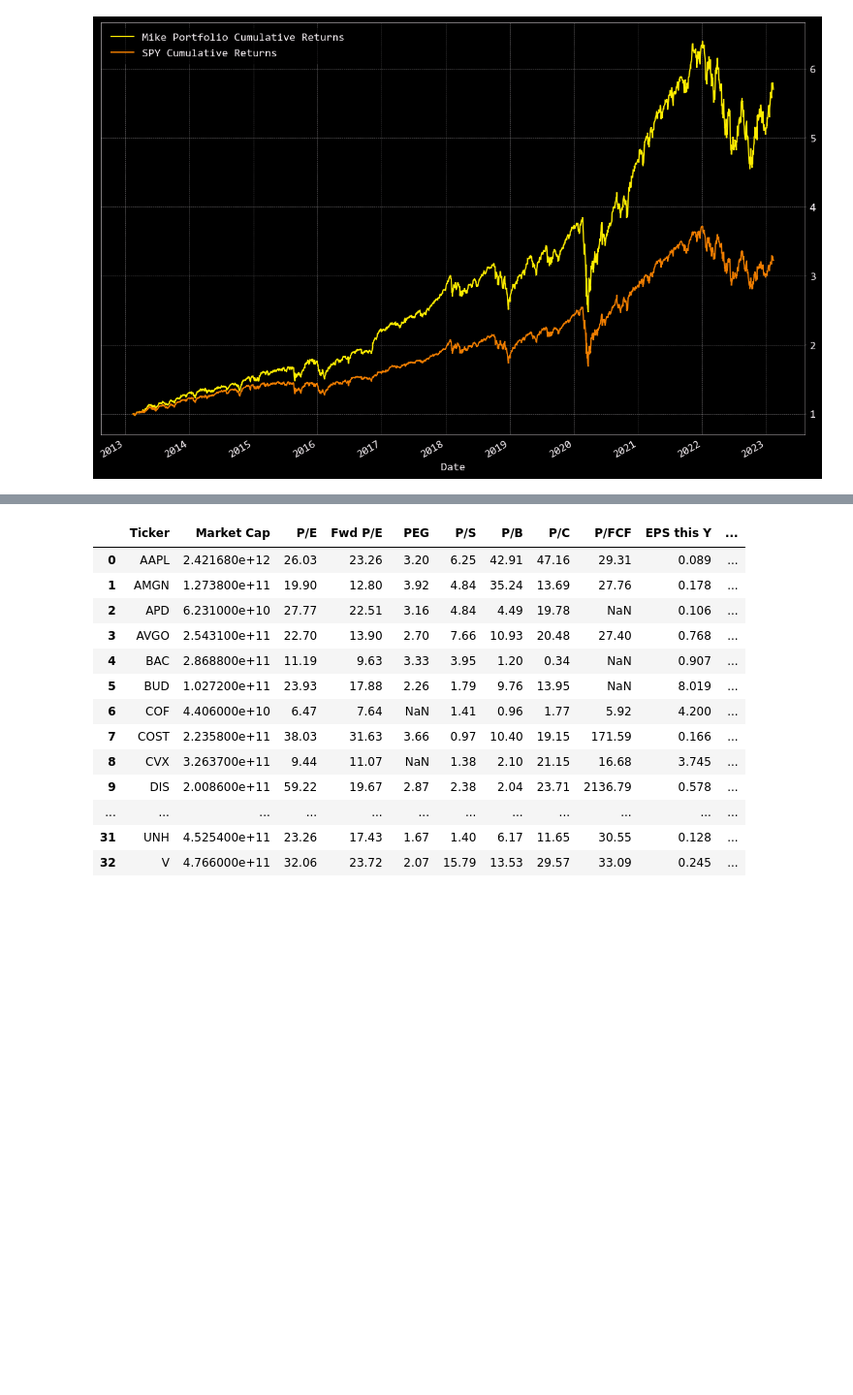
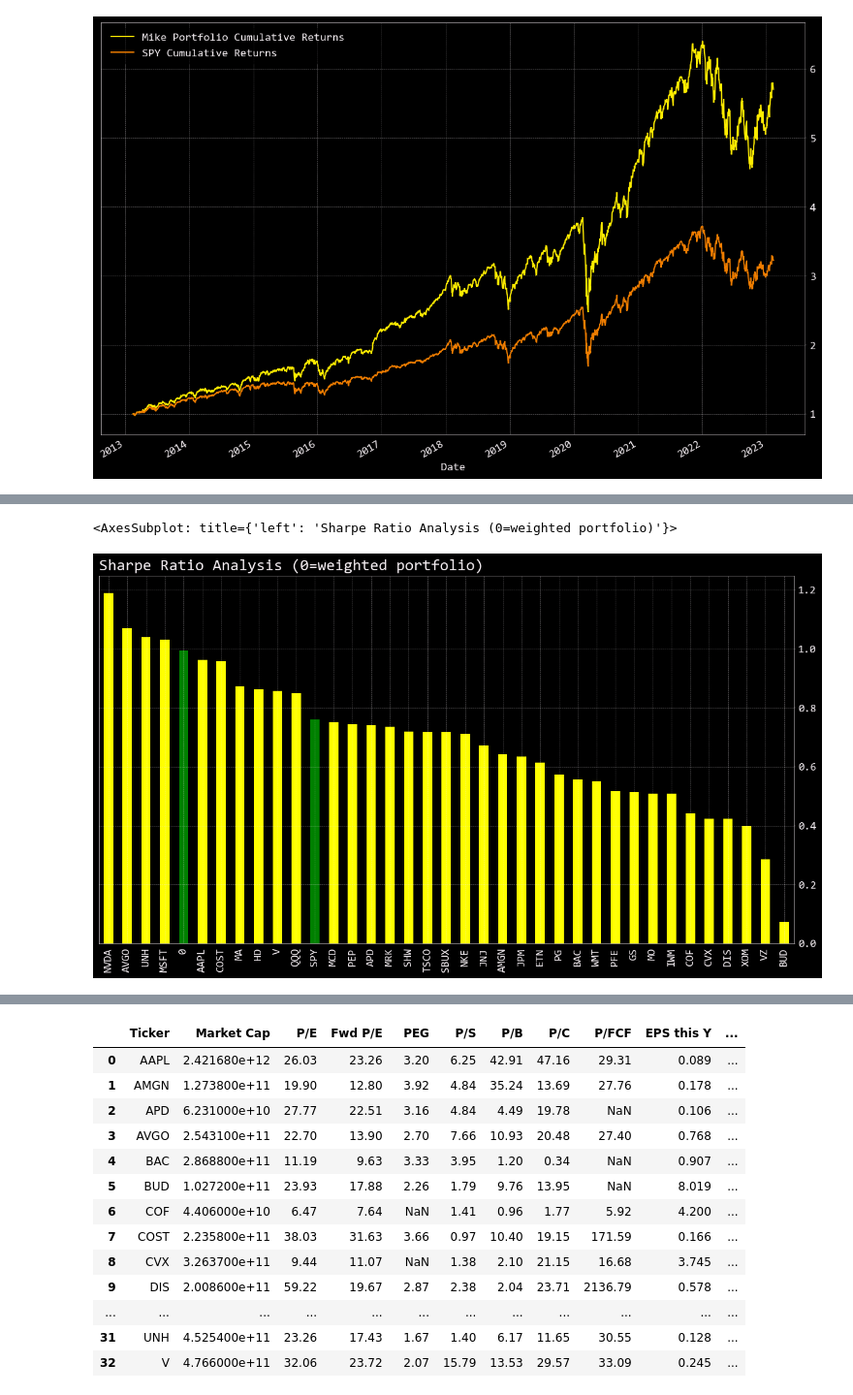
Before and after one commit to omarmoreta/Fintech_Project_1, a Jupyter notebook: Portfolios/Mike_portfolio.ipynb, the cells around one changed output, grey strips where cells are left out. Shown at 97% size. Saved outputs shown, nothing was run; the diff lists cells and outputs as text; code cells hidden in the pictures; blank space fills up the shorter version.

```diff
--- a/Portfolios/Mike_portfolio.ipynb
+++ b/Portfolios/Mike_portfolio.ipynb
@@ -155,5 +170,20 @@ summary_stats
 | max | 0.121415 | 0.090603 |
 | var | 0.000150 | 0.000121 |
+# %%
+sharpe_ratio_df = pd.concat([portfolio_weighted_returns, returns], axis="columns", join = "inner")
+sharpe_ratios.sort_values(ascending = False, inplace=True)
+sharpe_ratios.plot(
+    kind = "bar",
+    title = "Sharpe Ratio Analysis (0=weighted portfolio)",
+    figsize=(15,8),
+    color=["yellow", "yellow", "yellow", "yellow","green","yellow", "yellow", "yellow", "yellow",
+          "yellow", "yellow", "green", "yellow","yellow", "yellow", "yellow", "yellow", "yellow", "yellow", "yellow", "yellow", "yellow", "yellow",
+          "yellow", "yellow", "yellow", "yellow", "yellow", "yellow","yellow", "yellow", "yellow", "yellow"]
+
+)
+# %% [output]
+<AxesSubplot: title={'left': 'Sharpe Ratio Analysis (0=weighted portfolio)'}>
+[figure, added]
 # %%
 #Get an overview of the stocks in the portfolio sorted by market cap
 mike_portfolio_overview = openbb.stocks.ca.screener(similar = symbols, data_type = "overview").sort_values(by = ["Market Cap"], ascending = False)
```
Also changed, not shown: parts of 6 cells of this notebook.
